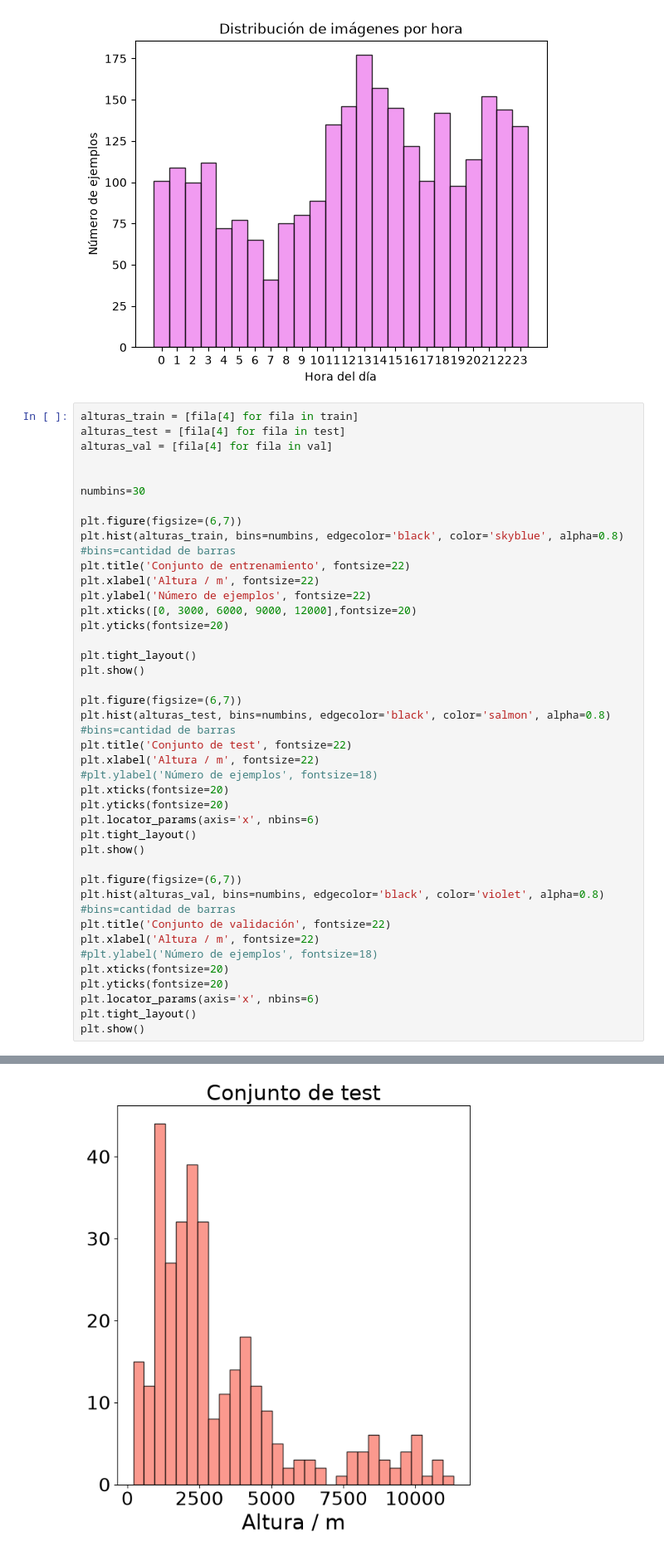
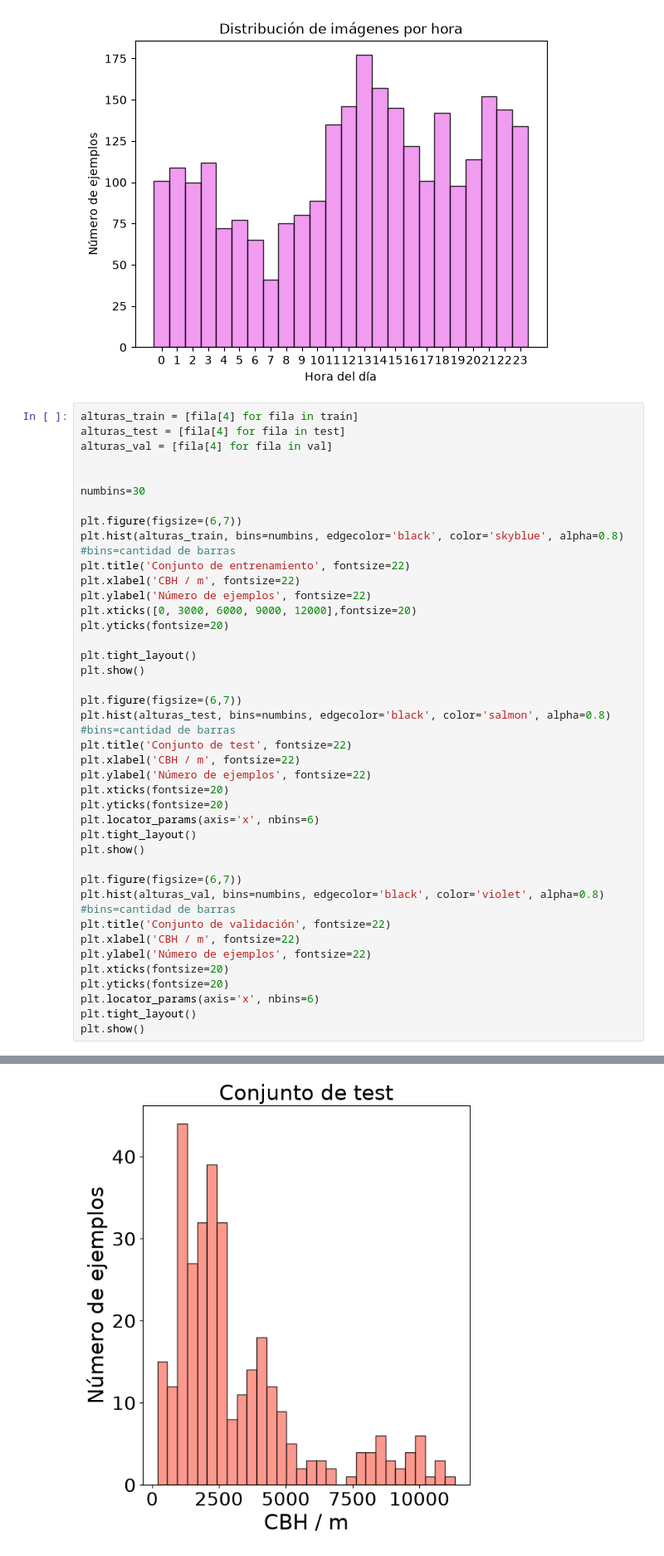
Before and after one commit to veraperez23/CloudBaseHeight, a Jupyter notebook: tratamiento_datos.ipynb, the cells around one changed output, grey strips where cells are left out. Shown at 83% size. Drawn from its saved outputs; the diff is of its cells as text.

```diff
--- a/tratamiento_datos.ipynb
+++ b/tratamiento_datos.ipynb
@@ -136,7 +136,7 @@ numbins=30
 plt.figure(figsize=(6,7))
 plt.hist(alturas_train, bins=numbins, edgecolor='black', color='skyblue', alpha=0.8) #bins=cantidad de barras
 plt.title('Conjunto de entrenamiento', fontsize=22)
-plt.xlabel('Altura / m', fontsize=22)
+plt.xlabel('CBH / m', fontsize=22)
 plt.ylabel('Número de ejemplos', fontsize=22)
 plt.xticks([0, 3000, 6000, 9000, 12000],fontsize=20)
 plt.yticks(fontsize=20)
@@ -147,8 +147,8 @@ plt.show()
 plt.figure(figsize=(6,7))
 plt.hist(alturas_test, bins=numbins, edgecolor='black', color='salmon', alpha=0.8) #bins=cantidad de barras
 plt.title('Conjunto de test', fontsize=22)
-plt.xlabel('Altura / m', fontsize=22)
-#plt.ylabel('Número de ejemplos', fontsize=18)
+plt.xlabel('CBH / m', fontsize=22)
+plt.ylabel('Número de ejemplos', fontsize=22)
 plt.xticks(fontsize=20)
 plt.yticks(fontsize=20)
 plt.locator_params(axis='x', nbins=6)
@@ -158,8 +158,8 @@ plt.show()
 plt.figure(figsize=(6,7))
 plt.hist(alturas_val, bins=numbins, edgecolor='black', color='violet', alpha=0.8) #bins=cantidad de barras
 plt.title('Conjunto de validación', fontsize=22)
-plt.xlabel('Altura / m', fontsize=22)
-#plt.ylabel('Número de ejemplos', fontsize=18)
+plt.xlabel('CBH / m', fontsize=22)
+plt.ylabel('Número de ejemplos', fontsize=22)
 plt.xticks(fontsize=20)
 plt.yticks(fontsize=20)
 plt.locator_params(axis='x', nbins=6)
@@ -170 +170 @@ plt.show()
-[figure, old version]
+[figure, new version]
```
Also changed, not shown: parts of 1 cell of this notebook, 6 other files.
